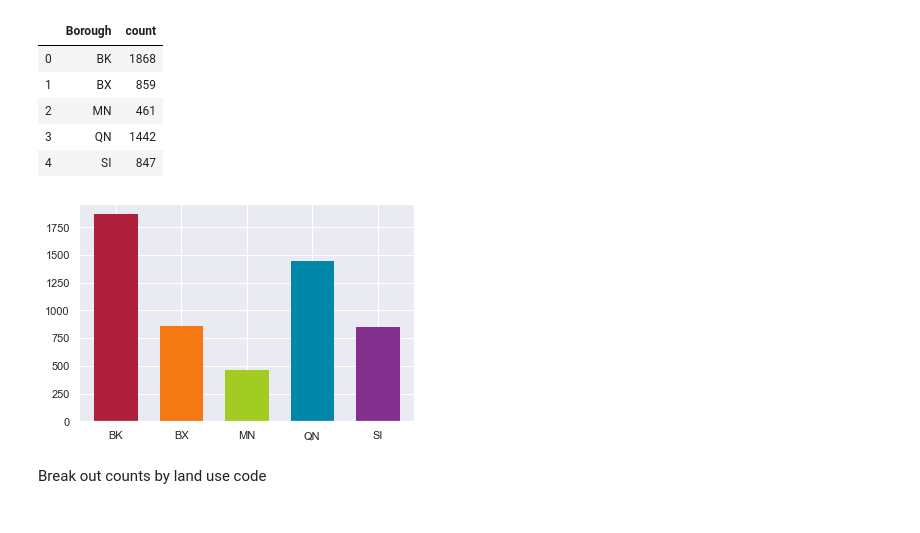
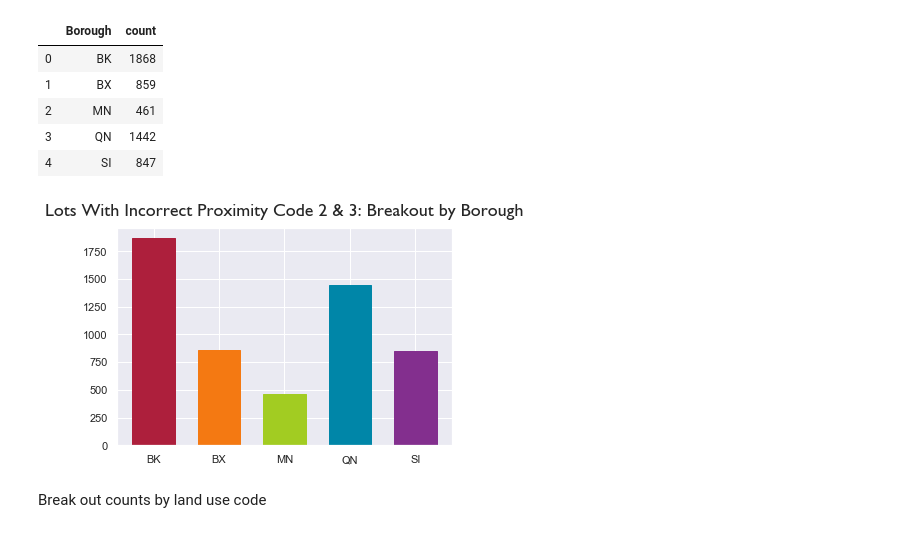
Before and after one commit to NYCPlanning/ann, a Jupyter notebook: proxcode 2020-03/notebooks/ProxCode Analysis.ipynb, the cells around one changed output. Drawn from its saved outputs; the diff is of its cells as text; code cells hidden in the pictures.

Commit message:
titles

```diff
--- a/proxcode 2020-03/notebooks/ProxCode Analysis.ipynb
+++ b/proxcode 2020-03/notebooks/ProxCode Analysis.ipynb
@@ -136,16 +136,17 @@ boro_breakout23
 # %%
 rcParams['figure.figsize'] = 6, 4
 xlist = boro_breakout23['Borough'].to_list()
 ylist = boro_breakout23['count'].to_list()
 barlist=plt.bar(xlist, ylist, width=.65)
 barlist[0].set_color('#ad1f3c')
 barlist[1].set_color('#f47912')
 barlist[2].set_color('#a2cc22')
 barlist[3].set_color('#0086a8')
 barlist[4].set_color('#832f8e')
+plt.title('Lots With Incorrect Proximity Code 2 & 3: Breakout by Borough', fontsize=18, fontname='Gill Sans', pad=12)
 plt.show()
 # %% [output]
-[figure, old version]
+[figure, new version]
 # %% [markdown]
 Break out counts by land use code
 # %%
```
Also changed, not shown: parts of 5 cells of this notebook.
